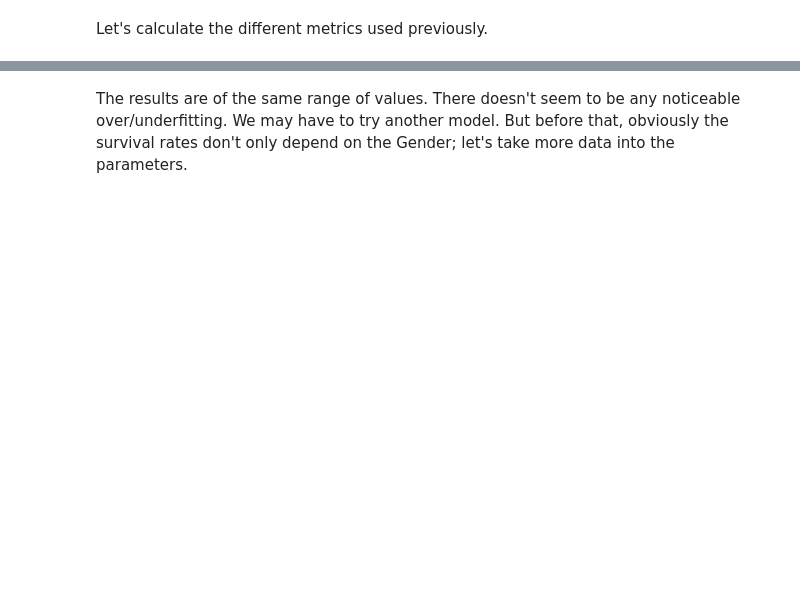
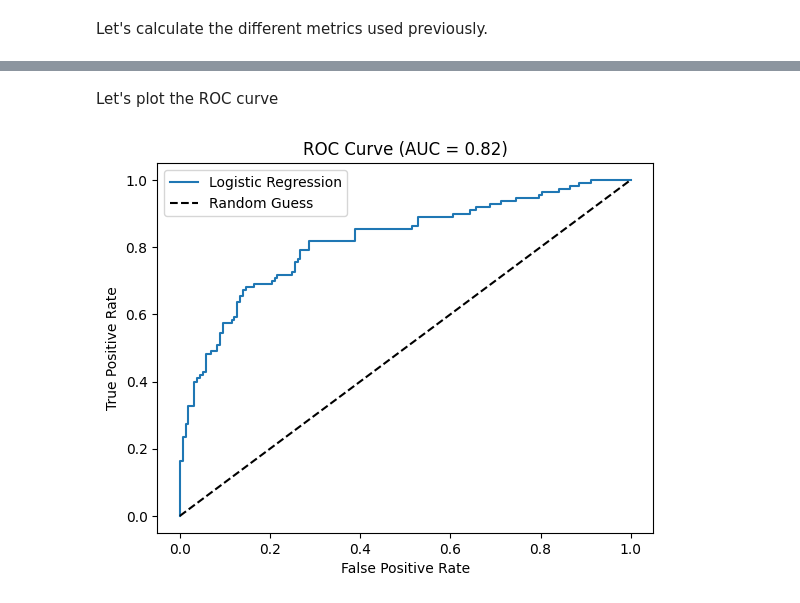
Before and after one commit to Gdeterline/Titanic_Survival_Prediction, a Jupyter notebook: main.ipynb, the cells around one changed output, grey strips where cells are left out. Cells and saved outputs as stored; diff of their text form; code cells hidden in the pictures; blank space fills up the shorter version.

```diff
--- a/main.ipynb
+++ b/main.ipynb
@@ -372,2 +423,22 @@ F1 Score: 0.7019230769230769
-# %% [markdown]
-The results are of the same range of values. There doesn't seem to be any noticeable over/underfitting. We may have to try another model. But before that, obviously the survival rates don't only depend on the Gender; let's take more data into the parameters.
+# %% [markdown]
+Let's plot the ROC curve
+# %%
+# ROC Curve plot
+from sklearn.metrics import roc_curve, roc_auc_score
+
+fpr, tpr, thresholds = roc_curve(y_test, SLR.predict_proba(X_test)[:,1]) # false positive rate, true positive rate, thresholds
+
+# Calculate the AUC score
+auc_score = roc_auc_score(y_test, SLR.predict_proba(X_test)[:,1])
+
+# Plot the ROC curve
+plt.plot(fpr, tpr)
+plt.plot([0,1], [0,1], 'k--')
+plt.legend(['Logistic Regression', 'Random Guess'])
+plt.xlabel('False Positive Rate')
+plt.ylabel('True Positive Rate')
+plt.title('ROC Curve (AUC = {:.2f})'.format(auc_score))
+plt.savefig("./data_analysis_plots/ROC_curve")
+plt.show()
+# %% [output]
+[figure, added]
```
Also changed, not shown: parts of 67 cells of this notebook, 6 other files.
